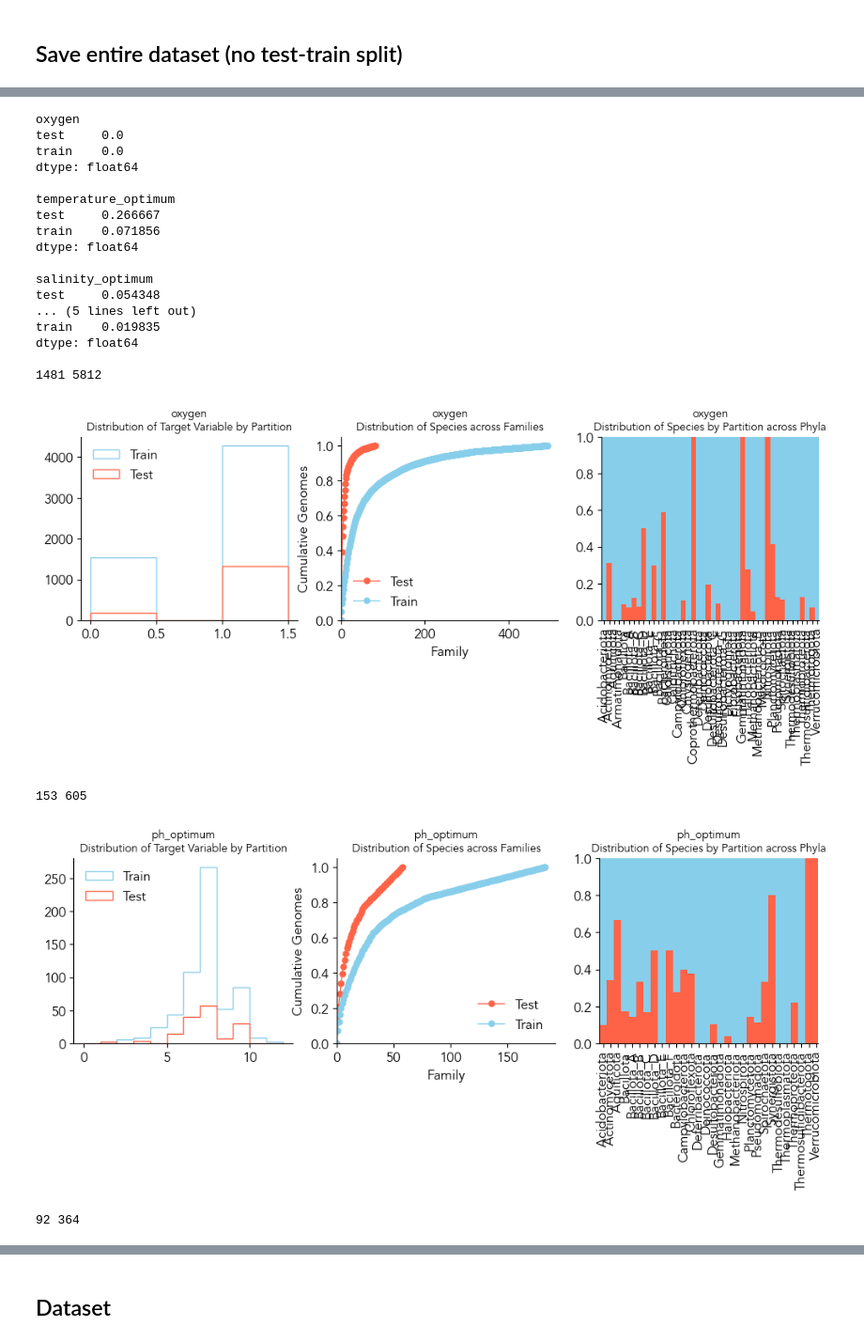
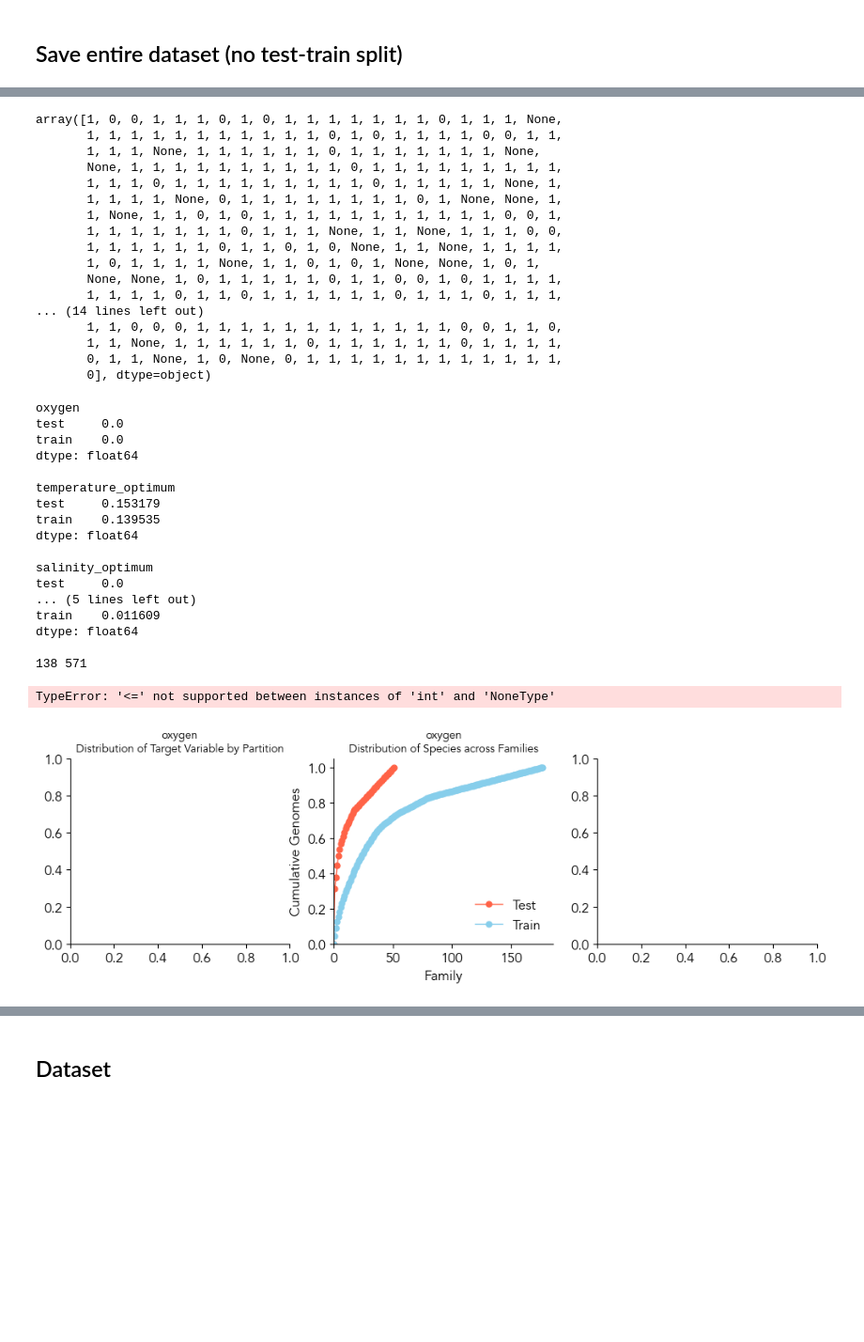
Before and after one commit to cultivarium/GenomeSPOT, a Jupyter notebook: notebooks/prepare_training_data.ipynb, the cells around one changed output, grey strips where cells are left out. Shown at 94% size. Drawn from its saved outputs; the diff is of its cells as text; code cells hidden in the pictures; blank space fills up the shorter version.

Commit message:
refactor: tweak model training

```diff
--- a/notebooks/prepare_training_data.ipynb
+++ b/notebooks/prepare_training_data.ipynb
@@ -12,7 +12,7 @@ This notebook is used to examine data and remove data before any modeling steps
 # edit these files
 FEATURES_DIRECTORY = '../data/features/'
 BACDIVE_DATA_FILE = '../data/training_data/bacdive_data.json'
-OUTPUT_TRAINING_DATA_TSV = '../data/training_data/training_data_20231203.tsv' #training_data_202231005.tsv'
+OUTPUT_TRAINING_DATA_TSV = '../data/training_data/training_data_20241213.tsv' #training_data_20231203.tsv'
 GTDB_TAXONOMY_TABLE = '../data/references/all_taxonomy_r214.tsv'
 HOLDOUT_DIRECTORY = '../data/holdouts/'
 # %%
@@ -523,2 +433,4 @@ OVERWRITE_TEST_TRAIN = True
+# %%
+PATH_TO_HOLDOUTS = '../data/holdouts'
 # %%
 df = pd.read_csv(OUTPUT_TRAINING_DATA_TSV, index_col=0, sep='\t')
@@ -546,13 +437,32 @@ ModuleNotFoundError: No module named 'make_holdout_sets'
+# %%
+X_train
+# %% [output]
+array([1, 0, 0, 1, 1, 1, 0, 1, 0, 1, 1, 1, 1, 1, 1, 1, 0, 1, 1, 1, None,
+       1, 1, 1, 1, 1, 1, 1, 1, 1, 1, 1, 0, 1, 0, 1, 1, 1, 1, 0, 0, 1, 1,
+       1, 1, 1, None, 1, 1, 1, 1, 1, 1, 0, 1, 1, 1, 1, 1, 1, 1, None,
+       None, 1, 1, 1, 1, 1, 1, 1, 1, 1, 1, 0, 1, 1, 1, 1, 1, 1, 1, 1, 1,
+       1, 1, 1, 0, 1, 1, 1, 1, 1, 1, 1, 1, 1, 0, 1, 1, 1, 1, 1, None, 1,
+       1, 1, 1, 1, None, 0, 1, 1, 1, 1, 1, 1, 1, 1, 0, 1, None, None, 1,
+       1, None, 1, 1, 0, 1, 0, 1, 1, 1, 1, 1, 1, 1, 1, 1, 1, 1, 0, 0, 1,
+       1, 1, 1, 1, 1, 1, 1, 0, 1, 1, 1, None, 1, 1, None, 1, 1, 1, 0, 0,
+       1, 1, 1, 1, 1, 1, 0, 1, 1, 0, 1, 0, None, 1, 1, None, 1, 1, 1, 1,
+       1, 0, 1, 1, 1, 1, None, 1, 1, 0, 1, 0, 1, None, None, 1, 0, 1,
+       None, None, 1, 0, 1, 1, 1, 1, 1, 0, 1, 1, 0, 0, 1, 0, 1, 1, 1, 1,
+       1, 1, 1, 1, 0, 1, 1, 0, 1, 1, 1, 1, 1, 1, 0, 1, 1, 1, 0, 1, 1, 1,
+... (14 lines left out)
+       1, 1, 0, 0, 0, 1, 1, 1, 1, 1, 1, 1, 1, 1, 1, 1, 1, 0, 0, 1, 1, 0,
+       1, 1, None, 1, 1, 1, 1, 1, 1, 0, 1, 1, 1, 1, 1, 1, 0, 1, 1, 1, 1,
+       0, 1, 1, None, 1, 0, None, 0, 1, 1, 1, 1, 1, 1, 1, 1, 1, 1, 1, 1,
+       0], dtype=object)
 # %%
 conditions = ['oxygen', 'temperature', 'salinity', 'ph']
 taxonomy = TaxonomyGTDB()
-from helpers import rename_condition_to_variable
 from collections import Counter
 
 for condition in conditions:
     target = rename_condition_to_variable(condition)
-    test_set = holdout_sets[target]['test']
-    train_set = holdout_sets[target]['train']
+    train_set, test_set = load_train_and_test_sets(condition, PATH_TO_HOLDOUTS)
+
     genome_to_taxlevel = taxonomy.taxonomy_dict_at_taxlevel(taxlevel='family')
     test_ser = pd.Series(Counter([genome_to_taxlevel.get(genome, None) for genome in test_set]))
     test_ser.name = 'test'
@@ -565,8 +475,8 @@ for condition in conditions:
     print(target)
     print(holdout_df[(holdout_df['test'] > 0) & (holdout_df['train'] > 0)].sum() / holdout_df.sum())
     print()
+
 HOLDOUT_DIRECTORY = '../data/holdouts/'
-logger.setLevel(logging.INFO)
 
 test_color = 'tomato'
 train_color = 'skyblue'
@@ -575,9 +485,9 @@ balancer = BalanceTaxa(taxonomy=taxonomy)
 partitioner = PartitionTaxa(
         taxonomy=taxonomy,
         partition_rank='family',
-        iteration_rank='phylum',
         diversity_rank='genus',
     )
+
 for target_type, bins in [
    ('oxygen', np.arange(0,2,0.5)),
                        ('ph',  np.arange(0,13,1)),
@@ -585,26 +495,19 @@ for target_type, bins in [
                        ('temperature', np.arange(0,107,3)),
                  ]:
 
-    test_file = f'{HOLDOUT_DIRECTORY}/test_set_{target_type}.txt'
-    train_file = f'{HOLDOUT_DIRECTORY}/train_set_{target_type}.txt'
 
     if target_type == "oxygen":
         target = target_type
     else:
         target = target_type + "_optimum"
 
-    with open(test_file) as fh:
-        test_set = set([line.strip() for line in fh.readlines()])
-    with open(train_file) as fh:
-        train_set = set([line.strip() for line in fh.readlines()])
-
+    train_set, test_set = load_train_and_test_sets(condition, PATH_TO_HOLDOUTS)
+    train_set = set(train_set)
+    test_set = set(test_set)
     test_set_present = test_set.intersection(set(df[df[f'use_{target_type}'] == True].index.tolist()))
     train_set_present = train_set.intersection(set(df[df[f'use_{target_type}'] == True].index.tolist()))
     print(len(test_set_present), len(train_set_present))
-    #partitioner = PhylogeneticPartition(genomes = [], taxonomy_file = 'data/references/all_taxonomy_r214.tsv')
     proportion_dict = balancer.assess_proportion(subset_genomes=test_set_present, reference_genomes=test_set_present.union(train_set_present), rank='phylum')
-
-    #tax_dict_present = {k : _dict.get(k, None) for k, _dict in partitioner.taxonomy_dict.items() if _dict.get(k, None)}
     test_diversity = taxonomy.measure_diversity(query_rank='family', diversity_rank='species', subset_genomes=list(test_set_present))
     train_diversity = taxonomy.measure_diversity(query_rank='family', diversity_rank='species', subset_genomes=list(train_set_present))
 
@@ -644,39 +547,37 @@ for target_type, bins in [
     #ax.set_yscale('log')
 
 
     ax = axes[2]
     df_counts = pd.DataFrame.from_dict(proportion_dict, orient='index').sort_index()
     df_counts.columns = ['Test']
     df_counts['Train'] = 1 - df_counts['Test']
     ax.set_title(f"{target}\nDistribution of Species by Partition across Phyla", fontsize=10)
     df_counts.plot.bar(ax=ax, width=1, color=[test_color, train_color], edgecolor='None', stacked=True, legend=False)
     ax.set_ylim([0,1])
     ax.set_xlim([-0.5,ax.get_xlim()[1]-0.45])
 
     for ax in axes:
         ax.spines['top'].set_visible(False)
         ax.spines['right'].set_visible(False)
 
     plt.show()
 # %% [output]
 oxygen
 test     0.0
 train    0.0
 dtype: float64
 
 temperature_optimum
-test     0.266667
-train    0.071856
+test     0.153179
+train    0.139535
 dtype: float64
 
 salinity_optimum
-test     0.054348
+test     0.0
 ... (5 lines left out)
-train    0.019835
+train    0.011609
 dtype: float64
 
-1481 5812
+138 571
+TypeError: '<=' not supported between instances of 'int' and 'NoneType'
-[figure, old version]
+[figure, new version]
-153 605
-[figure, removed]
-92 364
```
Also changed, not shown: parts of 37 cells of this notebook, 18 other files.
